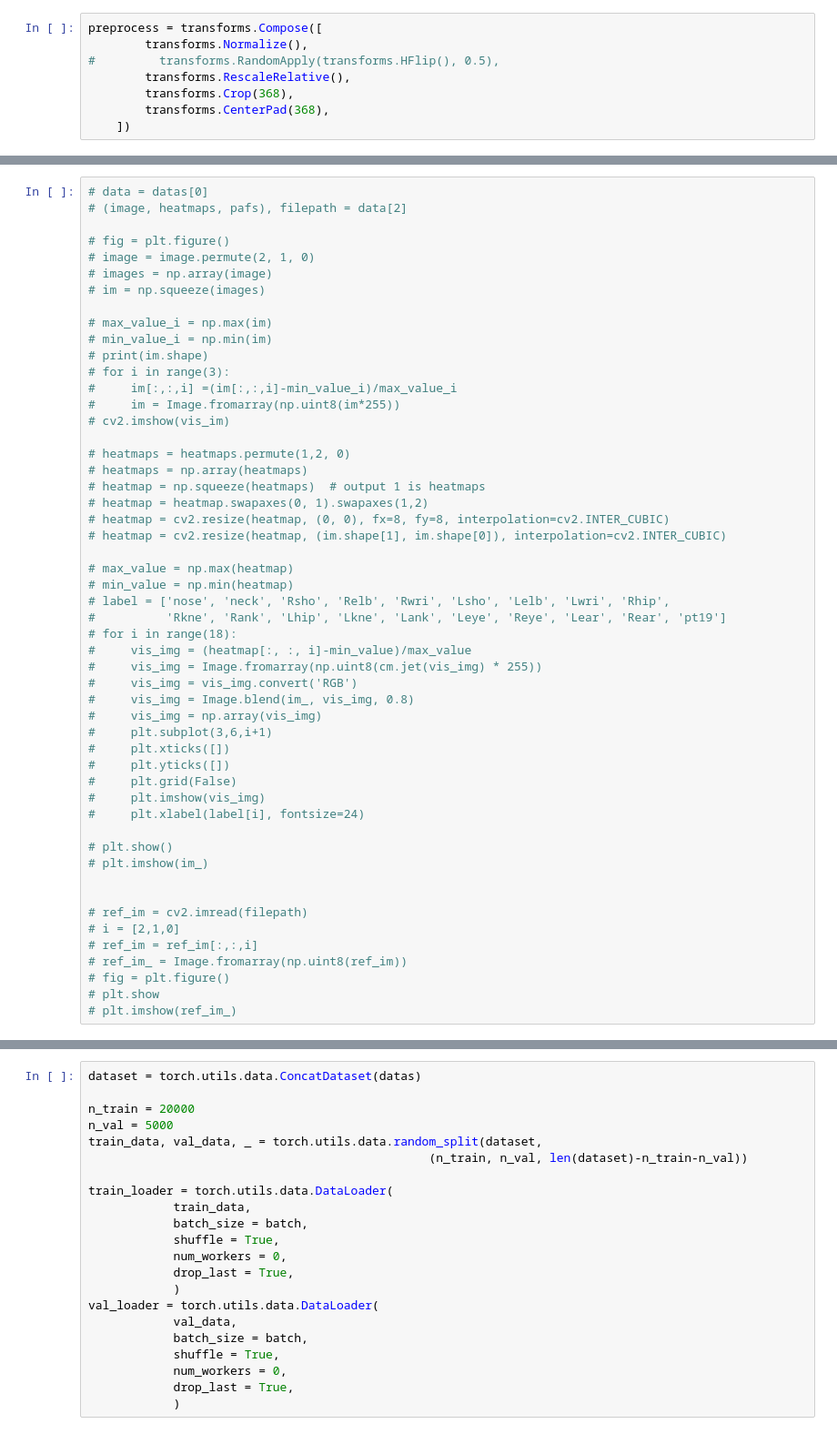
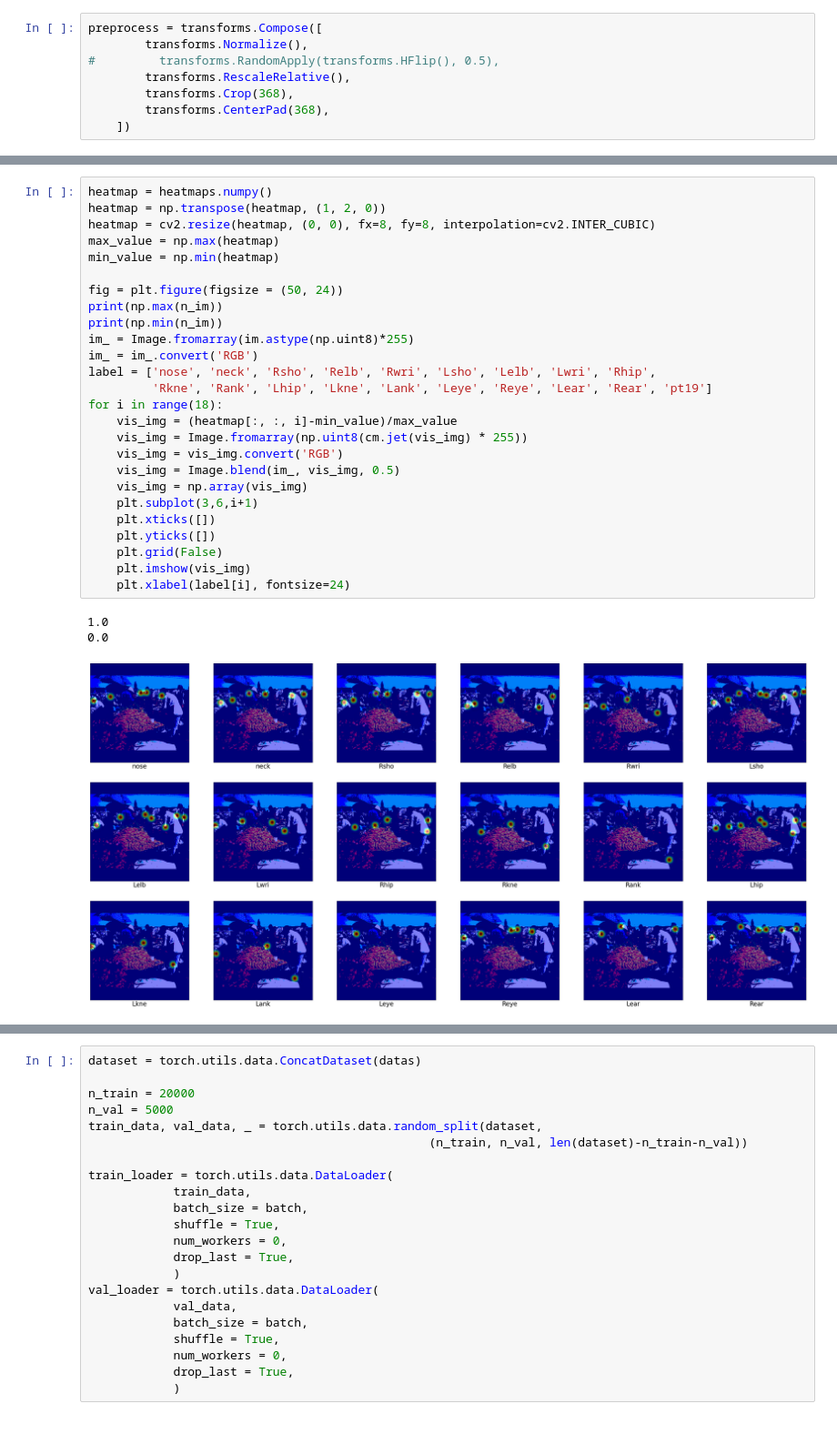
Before and after one commit to sjidea/pose-estimation, a Jupyter notebook: Untitled.ipynb, the cells around one changed output, grey strips where cells are left out. Shown at 91% size. Cells and saved outputs as stored; diff of their text form.

```diff
--- a/Untitled.ipynb
+++ b/Untitled.ipynb
@@ -77,53 +91,31 @@ Shape of original pafs = torch.Size([38, 46, 46])
 # %%
-# data = datas[0]
-# (image, heatmaps, pafs), filepath = data[2]
+heatmap = heatmaps.numpy()
+heatmap = np.transpose(heatmap, (1, 2, 0))
+heatmap = cv2.resize(heatmap, (0, 0), fx=8, fy=8, interpolation=cv2.INTER_CUBIC)
+max_value = np.max(heatmap)
+min_value = np.min(heatmap)
 
-# fig = plt.figure()
-# image = image.permute(2, 1, 0)
-# images = np.array(image)
-# im = np.squeeze(images)
-
-# max_value_i = np.max(im)
-# min_value_i = np.min(im)
-# print(im.shape)
-# for i in range(3):
-#     im[:,:,i] =(im[:,:,i]-min_value_i)/max_value_i
-#     im = Image.fromarray(np.uint8(im*255))
-# cv2.imshow(vis_im)
-
-# heatmaps = heatmaps.permute(1,2, 0)
-# heatmaps = np.array(heatmaps)
-# heatmap = np.squeeze(heatmaps)  # output 1 is heatmaps
-# heatmap = heatmap.swapaxes(0, 1).swapaxes(1,2)
-# heatmap = cv2.resize(heatmap, (0, 0), fx=8, fy=8, interpolation=cv2.INTER_CUBIC)
-# heatmap = cv2.resize(heatmap, (im.shape[1], im.shape[0]), interpolation=cv2.INTER_CUBIC)
-
-# max_value = np.max(heatmap)
-# min_value = np.min(heatmap)
-# label = ['nose', 'neck', 'Rsho', 'Relb', 'Rwri', 'Lsho', 'Lelb', 'Lwri', 'Rhip',
-#          'Rkne', 'Rank', 'Lhip', 'Lkne', 'Lank', 'Leye', 'Reye', 'Lear', 'Rear', 'pt19']
-# for i in range(18):
-#     vis_img = (heatmap[:, :, i]-min_value)/max_value
-#     vis_img = Image.fromarray(np.uint8(cm.jet(vis_img) * 255))
-#     vis_img = vis_img.convert('RGB')
-#     vis_img = Image.blend(im_, vis_img, 0.8)
-#     vis_img = np.array(vis_img)
-#     plt.subplot(3,6,i+1)
-#     plt.xticks([])
-#     plt.yticks([])
-#     plt.grid(False)
-#     plt.imshow(vis_img)
-#     plt.xlabel(label[i], fontsize=24)
-
-# plt.show()
-# plt.imshow(im_)
-
-
-# ref_im = cv2.imread(filepath)
-# i = [2,1,0]
-# ref_im = ref_im[:,:,i]
-# ref_im_ = Image.fromarray(np.uint8(ref_im))
-# fig = plt.figure()
-# plt.show
-# plt.imshow(ref_im_)
+fig = plt.figure(figsize = (50, 24))
+print(np.max(n_im))
+print(np.min(n_im))
+im_ = Image.fromarray(im.astype(np.uint8)*255)
+im_ = im_.convert('RGB')
+label = ['nose', 'neck', 'Rsho', 'Relb', 'Rwri', 'Lsho', 'Lelb', 'Lwri', 'Rhip',
+         'Rkne', 'Rank', 'Lhip', 'Lkne', 'Lank', 'Leye', 'Reye', 'Lear', 'Rear', 'pt19']
+for i in range(18):
+    vis_img = (heatmap[:, :, i]-min_value)/max_value
+    vis_img = Image.fromarray(np.uint8(cm.jet(vis_img) * 255))
+    vis_img = vis_img.convert('RGB')
+    vis_img = Image.blend(im_, vis_img, 0.5)
+    vis_img = np.array(vis_img)
+    plt.subplot(3,6,i+1)
+    plt.xticks([])
+    plt.yticks([])
+    plt.grid(False)
+    plt.imshow(vis_img)
+    plt.xlabel(label[i], fontsize=24)
+# %% [output]
+1.0
+0.0
+[figure, added]
 # %%
```
Also changed, not shown: parts of 5 cells of this notebook.
